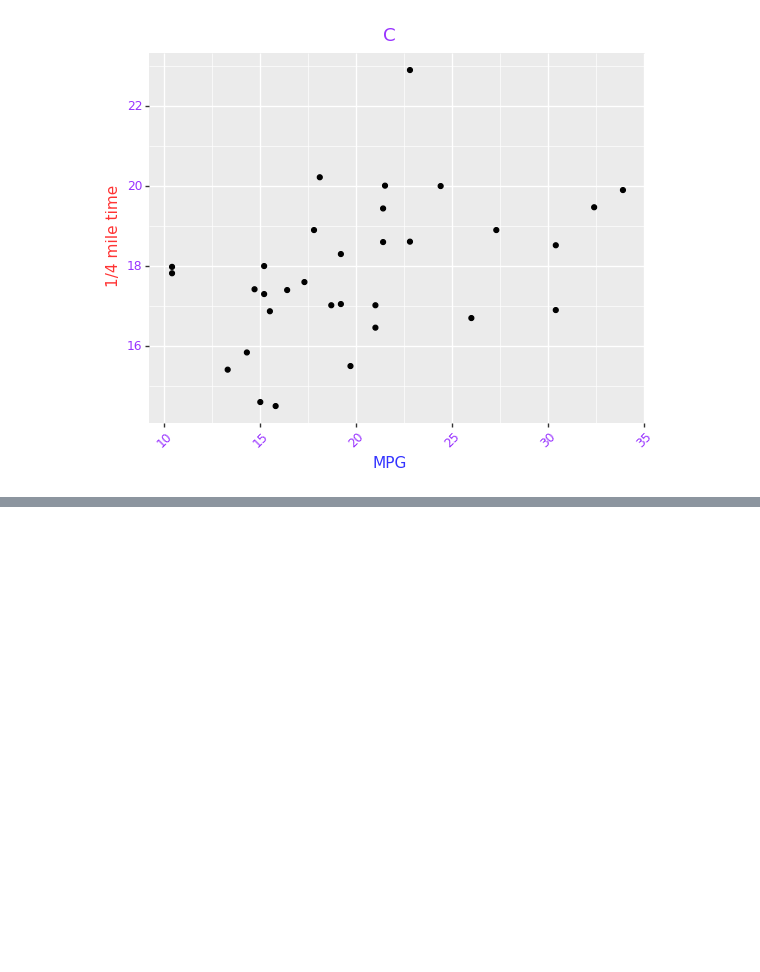
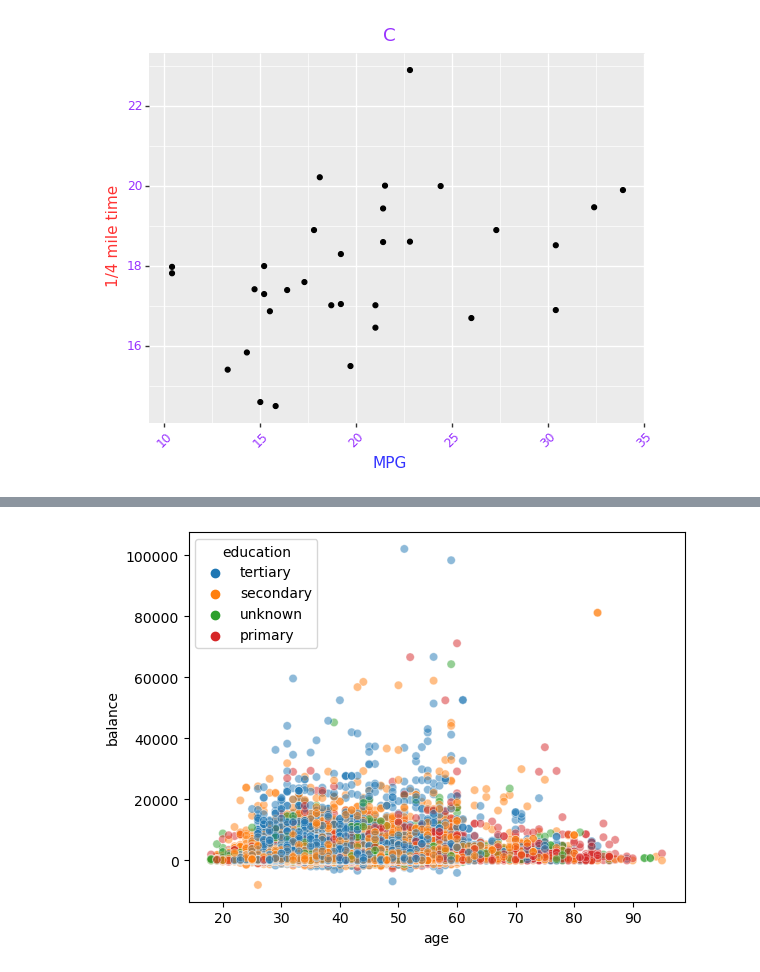
Before and after one commit to zhentaoshi/Econ5821, a Jupyter notebook: py_03_plot.ipynb, the cells around one changed output, grey strips where cells are left out. Cells and saved outputs as stored; diff of their text form; code cells hidden in the pictures; blank space fills up the shorter version.

```diff
--- a/py_03_plot.ipynb
+++ b/py_03_plot.ipynb
@@ -170,0 +226,8 @@ print(p2)
+# %%
+import seaborn as sns
+
+# Scatter plot with groups
+sns.scatterplot(data=bank_0, x='age', y='balance', hue='education', alpha=0.5)
+plt.show()
+# %% [output]
+[figure, added]
```
Also changed, not shown: parts of 16 cells of this notebook, 1 other file.
